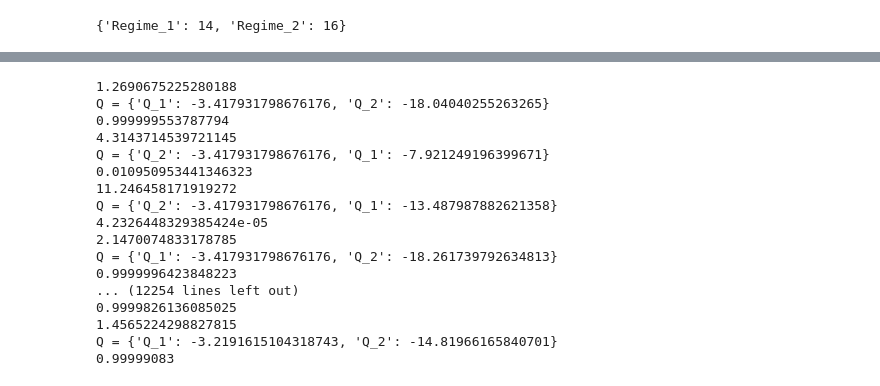
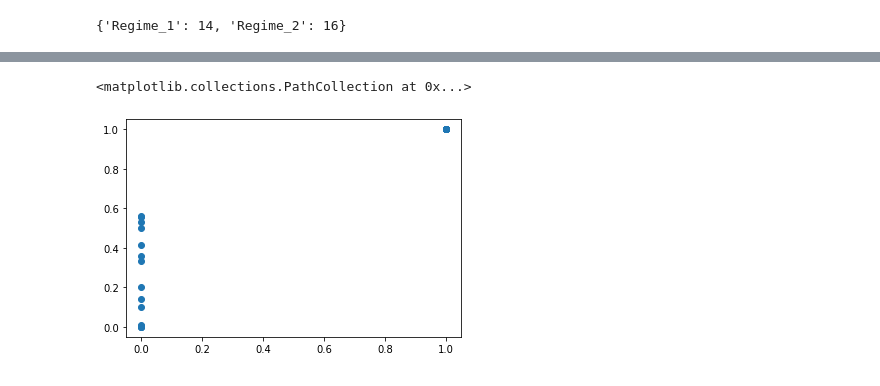
Before and after one commit to salahaddiniayyubi/BayesianTAR, a Jupyter notebook: BayesianTAR.ipynb, the cells around one changed output, grey strips where cells are left out. Cells and saved outputs as stored; diff of their text form; code cells hidden in the pictures.

```diff
--- a/BayesianTAR.ipynb
+++ b/BayesianTAR.ipynb
@@ -166,3 +166,7 @@ for j in range(N):
         if j == N-1 and row == rows[-1]:
             frames += [pd.Series(ps, index = rows, name = f"i{j+1}")]
             probs = pd.concat(frames, axis=1)
+
+probs.sort_index(inplace=True)
+probs.loc[:, "state"] = s[1:]
+probs
@@ -191,27 +192,5 @@ probs
-# %%
-rows = dat.index.to_list()
-random.shuffle(rows)
-for j in range(1000):
-    if j == 0:
-        data, dictionary = Update(dat, first = True)
-    else:
-        for row in rows:
-            data, dictionary = Update(data, dictionary, row = row, first = False)
-# %% [output]
-1.2690675225280188
-Q = {'Q_1': -3.417931798676176, 'Q_2': -18.04040255263265}
-0.999999553787794
-4.3143714539721145
-Q = {'Q_2': -3.417931798676176, 'Q_1': -7.921249196399671}
-0.010950953441346323
-11.246458171919272
-Q = {'Q_2': -3.417931798676176, 'Q_1': -13.487987882621358}
-4.2326448329385424e-05
-2.1470074833178785
-Q = {'Q_1': -3.417931798676176, 'Q_2': -18.261739792634813}
-0.9999996423848223
-... (12254 lines left out)
-0.9999826136085025
-1.4565224298827815
-Q = {'Q_1': -3.2191615104318743, 'Q_2': -14.81966165840701}
-0.99999083
+# %%
+plt.scatter(probs.iloc[:, -1],probs.iloc[:, -2] )
+# %% [output]
+<matplotlib.collections.PathCollection at 0x...>
+[figure, added]
```
Also changed, not shown: parts of 2 cells of this notebook.
